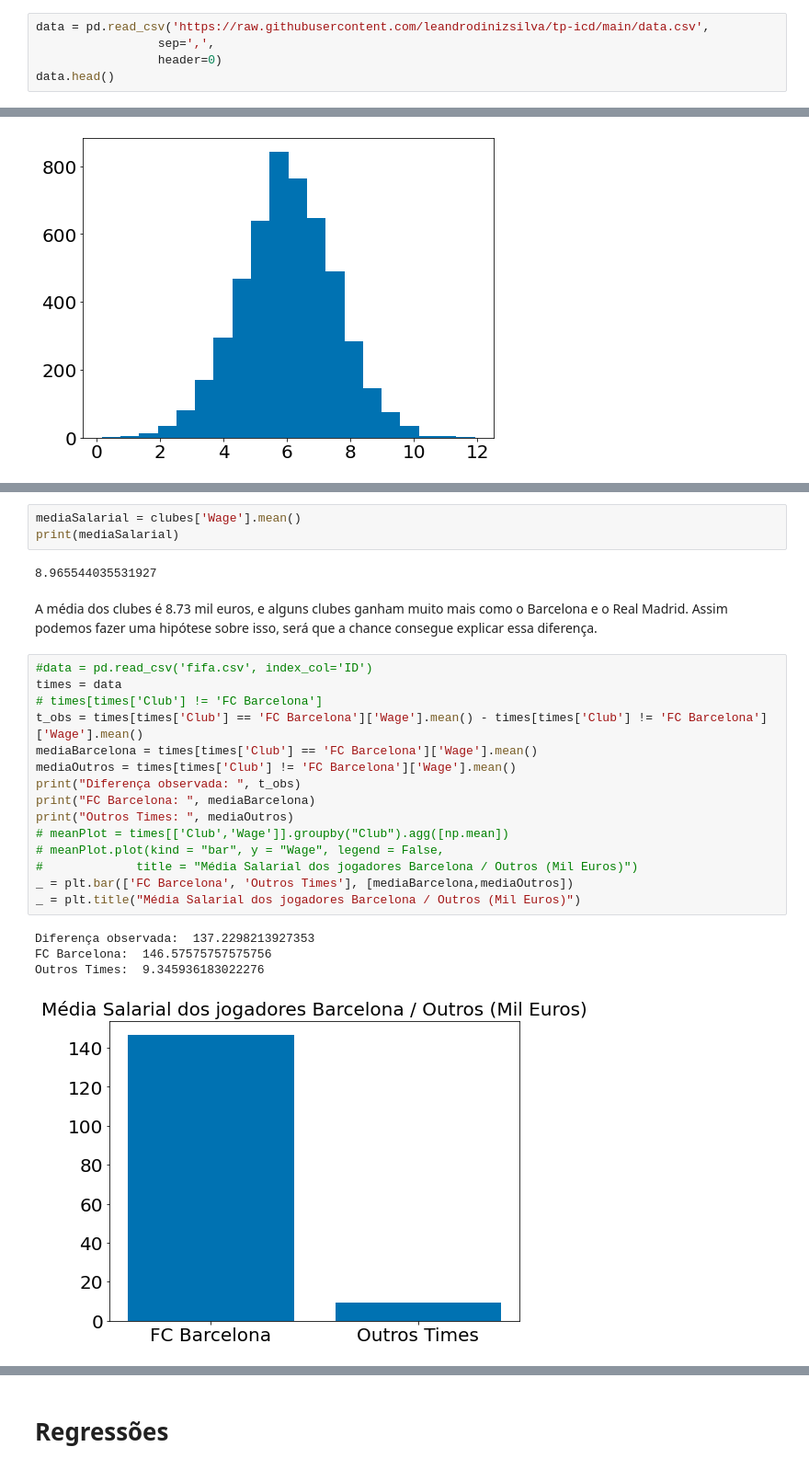
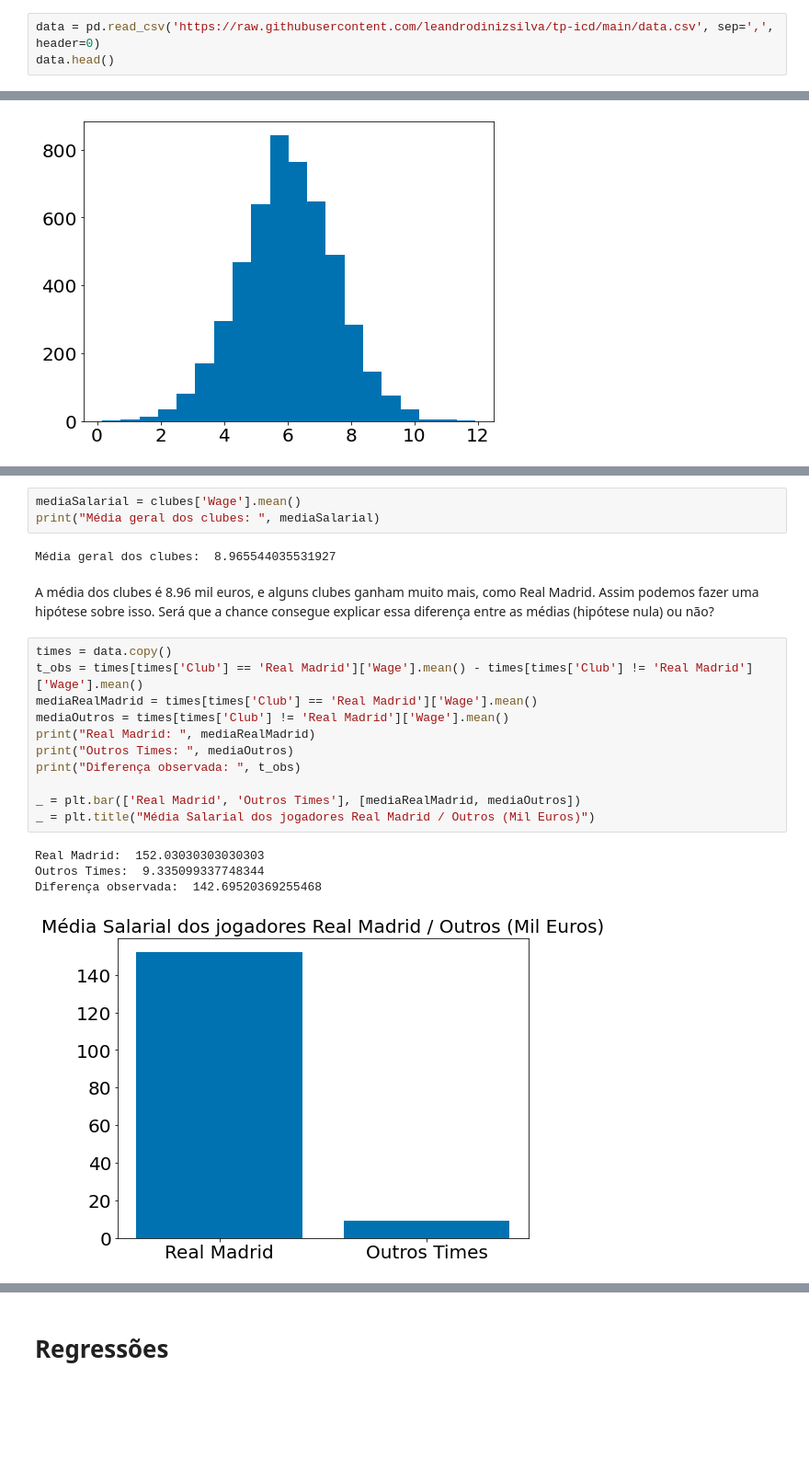
Before and after one commit to leandrodinizsilva/tp-icd, a Jupyter notebook: trabalhoICDFinal.ipynb, the cells around one changed output, grey strips where cells are left out. Shown at 92% size. Saved outputs shown, nothing was run; the diff lists cells and outputs as text; blank space fills up the shorter version.

```diff
--- a/trabalhoICDFinal.ipynb
+++ b/trabalhoICDFinal.ipynb
@@ -12,7 +40,5 @@ warnings.filterwarnings("ignore")
 # %%
-data = pd.read_csv('https://raw.githubusercontent.com/leandrodinizsilva/tp-icd/main/data.csv',
-                 sep=',',
-                 header=0)
+data = pd.read_csv('https://raw.githubusercontent.com/leandrodinizsilva/tp-icd/main/data.csv', sep=',', header=0)
 data.head()
 # %% [output]
 |  | Unnamed: 0 | ID | Name | Age | Photo | Nationality | Flag | Overall | Potential | Club | ... |
@@ -298,28 +267,24 @@ clubes.sort_values(by='Wage')
 # %%
 mediaSalarial = clubes['Wage'].mean()
-print(mediaSalarial)
+print("Média geral dos clubes: ", mediaSalarial)
 # %% [output]
-8.965544035531927
+Média geral dos clubes:  8.965544035531927
 # %% [markdown]
-A média dos clubes é 8.73 mil euros, e alguns clubes ganham muito mais como o Barcelona e o Real Madrid.
-Assim podemos fazer uma hipótese sobre isso, será que a chance consegue explicar essa diferença.
+A média dos clubes é 8.96 mil euros, e alguns clubes ganham muito mais, como Real Madrid.
+Assim podemos fazer uma hipótese sobre isso. Será que a chance consegue explicar essa diferença entre as médias (hipótese nula) ou não?
 # %%
-#data = pd.read_csv('fifa.csv', index_col='ID')
-times = data
-# times[times['Club'] != 'FC Barcelona']
-t_obs = times[times['Club'] == 'FC Barcelona']['Wage'].mean() - times[times['Club'] != 'FC Barcelona']['Wage'].mean()
-mediaBarcelona = times[times['Club'] == 'FC Barcelona']['Wage'].mean()
-mediaOutros = times[times['Club'] != 'FC Barcelona']['Wage'].mean()
+times = data.copy()
+t_obs = times[times['Club'] == 'Real Madrid']['Wage'].mean() - times[times['Club'] != 'Real Madrid']['Wage'].mean()
+mediaRealMadrid = times[times['Club'] == 'Real Madrid']['Wage'].mean()
+mediaOutros = times[times['Club'] != 'Real Madrid']['Wage'].mean()
+print("Real Madrid: ", mediaRealMadrid)
+print("Outros Times: ", mediaOutros)
 print("Diferença observada: ", t_obs)
-print("FC Barcelona: ", mediaBarcelona)
-print("Outros Times: ", mediaOutros)
-# meanPlot = times[['Club','Wage']].groupby("Club").agg([np.mean])
-# meanPlot.plot(kind = "bar", y = "Wage", legend = False,
-#             title = "Média Salarial dos jogadores Barcelona / Outros (Mil Euros)")
-_ = plt.bar(['FC Barcelona', 'Outros Times'], [mediaBarcelona,mediaOutros])
-_ = plt.title("Média Salarial dos jogadores Barcelona / Outros (Mil Euros)")
+
+_ = plt.bar(['Real Madrid', 'Outros Times'], [mediaRealMadrid, mediaOutros])
+_ = plt.title("Média Salarial dos jogadores Real Madrid / Outros (Mil Euros)")
 # %% [output]
-Diferença observada:  137.2298213927353
-FC Barcelona:  146.57575757575756
-Outros Times:  9.345936183022276
+Real Madrid:  152.03030303030303
+Outros Times:  9.335099337748344
+Diferença observada:  142.69520369255468
-[figure, old version]
+[figure, new version]
```
Also changed, not shown: parts of 60 cells of this notebook.
